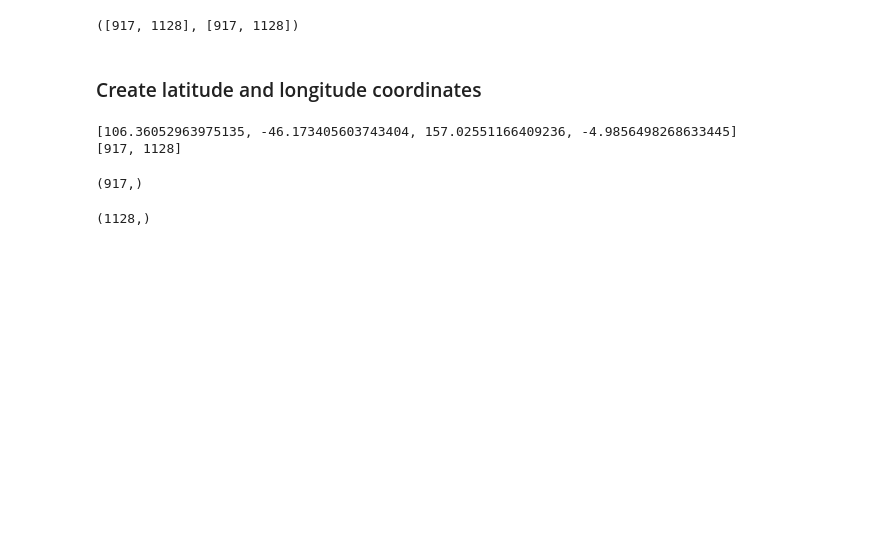
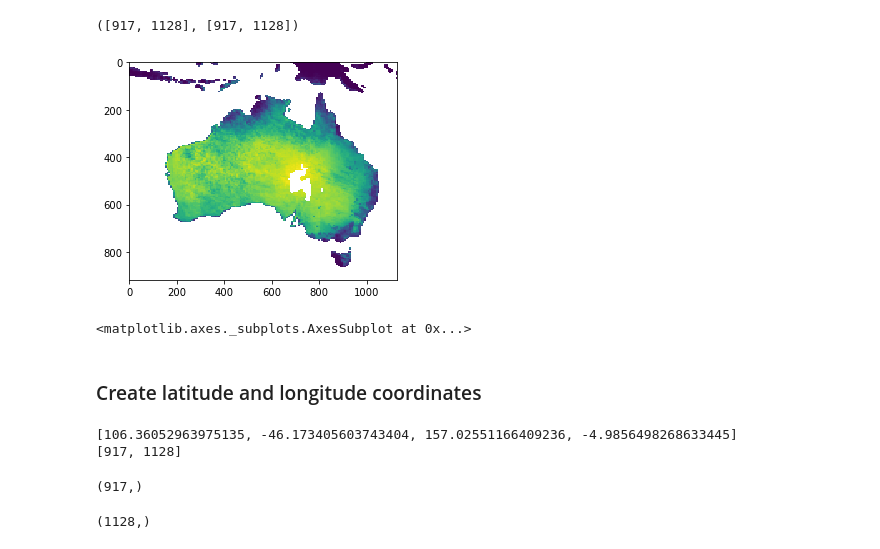
Before and after one commit to acl2171/wildfire_model, a Jupyter notebook: notebooks/data_import_gee.ipynb, the cells around one changed output. Drawn from its saved outputs; the diff is of its cells as text; code cells hidden in the pictures; blank space fills up the shorter version.

```diff
--- a/notebooks/data_import_gee.ipynb
+++ b/notebooks/data_import_gee.ipynb
@@ -158,6 +157,13 @@ LastDay = scale_variable(burned.read(5), burned_scale_factors)
 # %%
 # Add data from FWI
 fwi = xr.open_mfdataset('../../finalproj_data/time_slice/FWI.GEOS-5.Monthly.Default.201912.nc', combine = 'by_coords')
+
+# This is a global database, so take the geoslice with the same bounding box used to export google earth data
+fwi = fwi.where(fwi.lat >= -46.173405603743404, drop = True)
+fwi = fwi.where(fwi.lat <= -4.9856498268633445, drop = True)
+fwi = fwi.where((fwi.lon >= 106.36052963975135), drop = True)
+fwi = fwi.where((fwi.lon <= 157.02551166409236), drop = True)
+
 fwi = fwi.drop('time')
 fwi = fwi.squeeze('time')
 fwi = fwi['GEOS-5_FWI'].values
@@ -165,6 +171,14 @@ fwi_shape = list(fwi.shape)
 fwi_scale_factors = (a/fwi_shape[0], b/fwi_shape[1])
 # %%
 FWI = scale_variable(fwi, fwi_scale_factors)
+# %%
+# Flip the array so it maps correctly
+FWI = np.flip(FWI, axis = 0)
+# %%
+show(FWI)
+# %% [output]
+[figure, added]
+<matplotlib.axes._subplots.AxesSubplot at 0x...>
 # %% [markdown]
 ### Create latitude and longitude coordinates
 # %%
```
Also changed, not shown: parts of 5 cells of this notebook, 1 other file.
